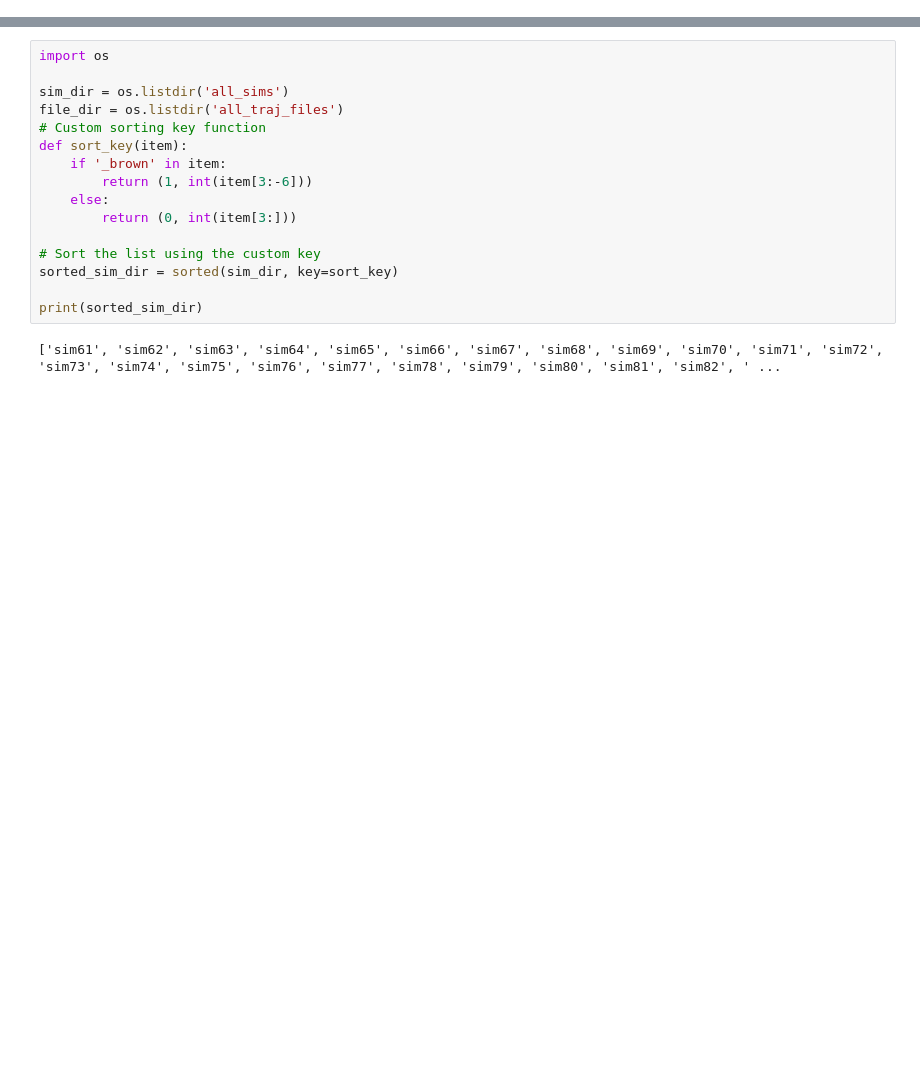
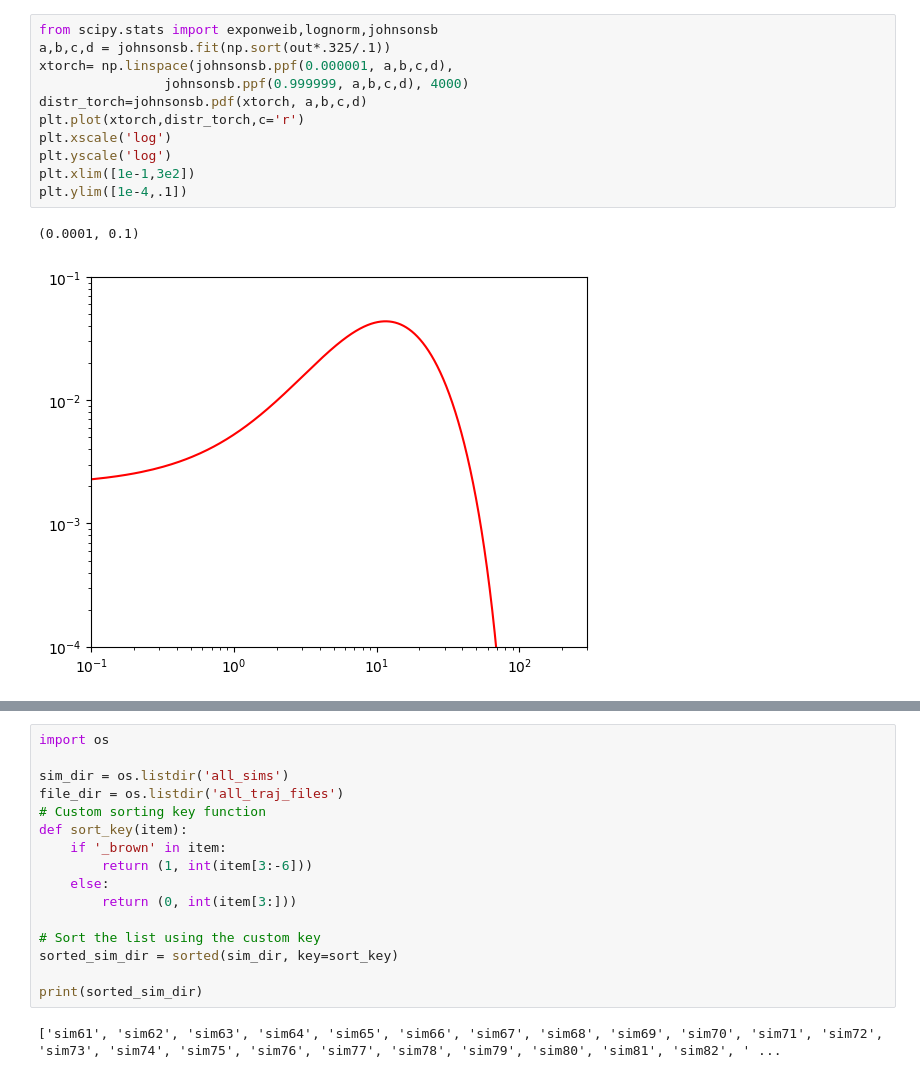
Before and after one commit to mberghouse/DeepTrackStat, a Jupyter notebook: Speed distribution NN.ipynb, the cells around one changed output, grey strips where cells are left out. Cells and saved outputs as stored; diff of their text form; blank space fills up the shorter version.

```diff
--- a/Speed distribution NN.ipynb
+++ b/Speed distribution NN.ipynb
@@ -0,0 +180,14 @@
+# %%
+from scipy.stats import exponweib,lognorm,johnsonsb
+a,b,c,d = johnsonsb.fit(np.sort(out*.325/.1))
+xtorch= np.linspace(johnsonsb.ppf(0.000001, a,b,c,d),
+                johnsonsb.ppf(0.999999, a,b,c,d), 4000)
+distr_torch=johnsonsb.pdf(xtorch, a,b,c,d)
+plt.plot(xtorch,distr_torch,c='r')
+plt.xscale('log')
+plt.yscale('log')
+plt.xlim([1e-1,3e2])
+plt.ylim([1e-4,.1])
+# %% [output]
+(0.0001, 0.1)
+[figure, added]
```
Also changed, not shown: parts of 37 cells of this notebook, 10 other files.
